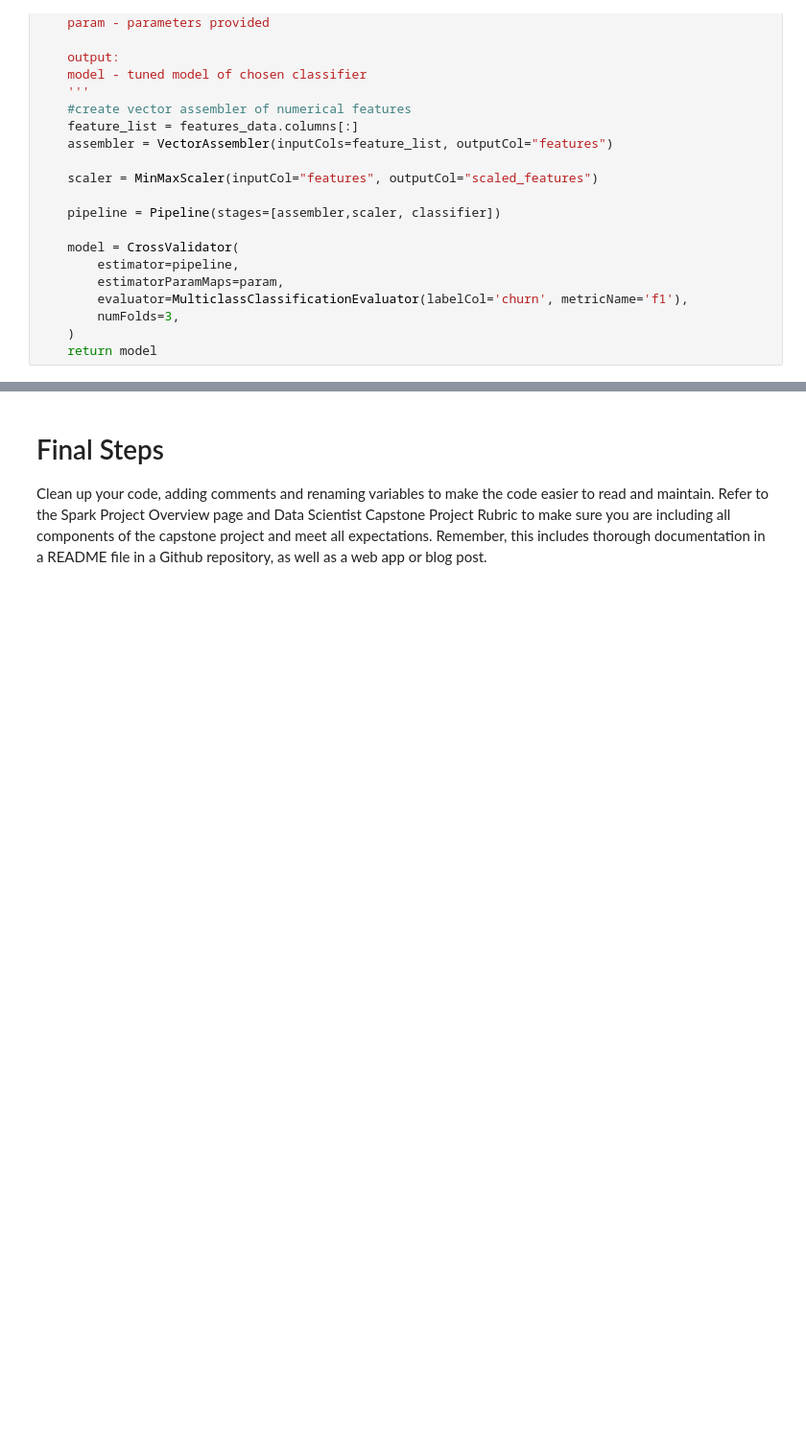
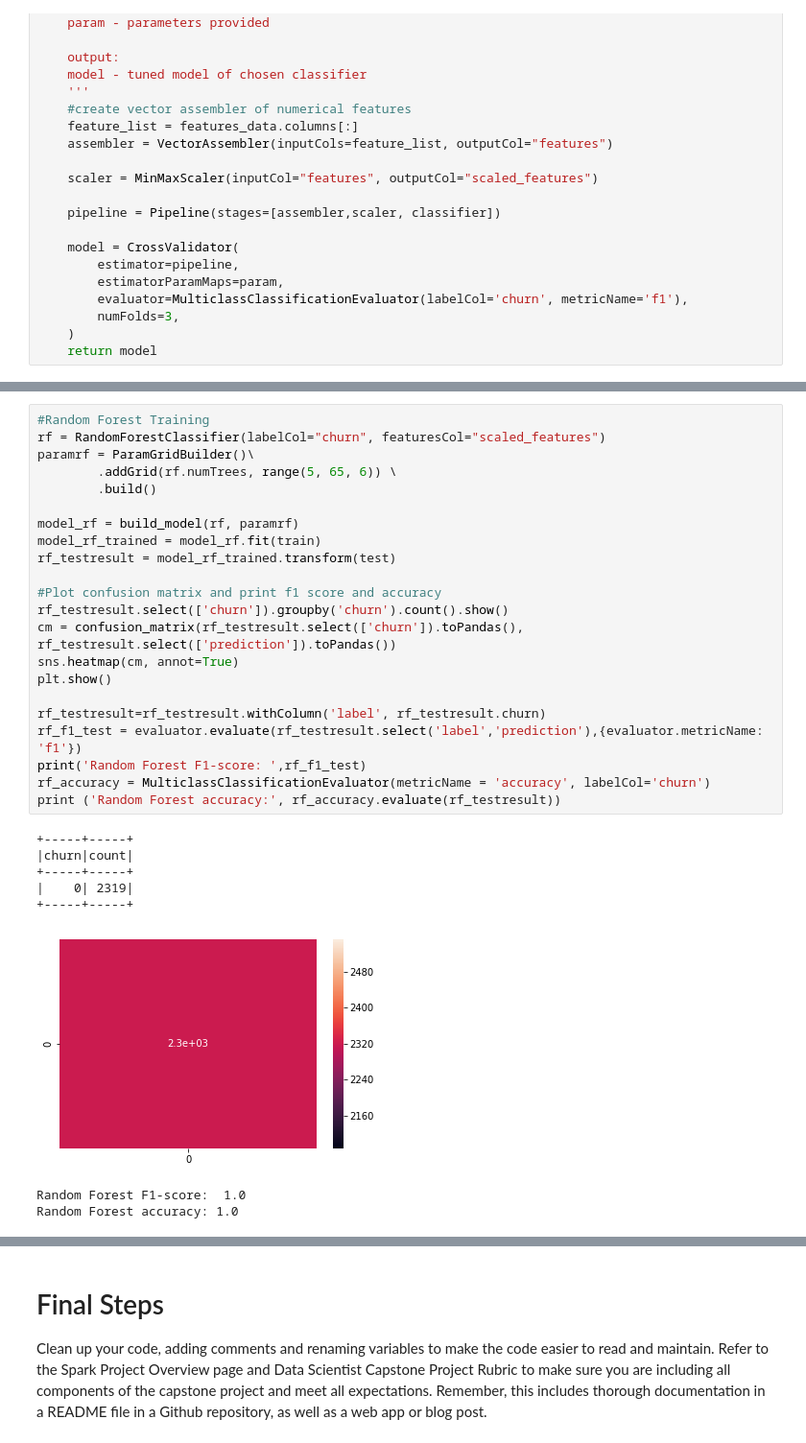
Before and after one commit to Sw-github01/Project-4, a Jupyter notebook: Sparkify.ipynb, the cells around one changed output, grey strips where cells are left out. Shown at 96% size. Drawn from its saved outputs; the diff is of its cells as text; blank space fills up the shorter version.

```diff
--- a/Sparkify.ipynb
+++ b/Sparkify.ipynb
@@ -835,0 +857,31 @@ Py4JJavaError: An error occurred while calling o17879.fit.
+# %%
+#Random Forest Training
+rf = RandomForestClassifier(labelCol="churn", featuresCol="scaled_features")
+paramrf = ParamGridBuilder()\
+        .addGrid(rf.numTrees, range(5, 65, 6)) \
+        .build()
+
+model_rf = build_model(rf, paramrf)
+model_rf_trained = model_rf.fit(train)
+rf_testresult = model_rf_trained.transform(test)
+
+#Plot confusion matrix and print f1 score and accuracy
+rf_testresult.select(['churn']).groupby('churn').count().show()
+cm = confusion_matrix(rf_testresult.select(['churn']).toPandas(), rf_testresult.select(['prediction']).toPandas())
+sns.heatmap(cm, annot=True)
+plt.show()
+
+rf_testresult=rf_testresult.withColumn('label', rf_testresult.churn)
+rf_f1_test = evaluator.evaluate(rf_testresult.select('label','prediction'),{evaluator.metricName: 'f1'})
+print('Random Forest F1-score: ',rf_f1_test)
+rf_accuracy = MulticlassClassificationEvaluator(metricName = 'accuracy', labelCol='churn')
+print ('Random Forest accuracy:', rf_accuracy.evaluate(rf_testresult))
+# %% [output]
++-----+-----+
+|churn|count|
++-----+-----+
+|    0| 2319|
++-----+-----+
+[figure, added]
+Random Forest F1-score:  1.0
+Random Forest accuracy: 1.0
```
Also changed, not shown: parts of 8 cells of this notebook.
